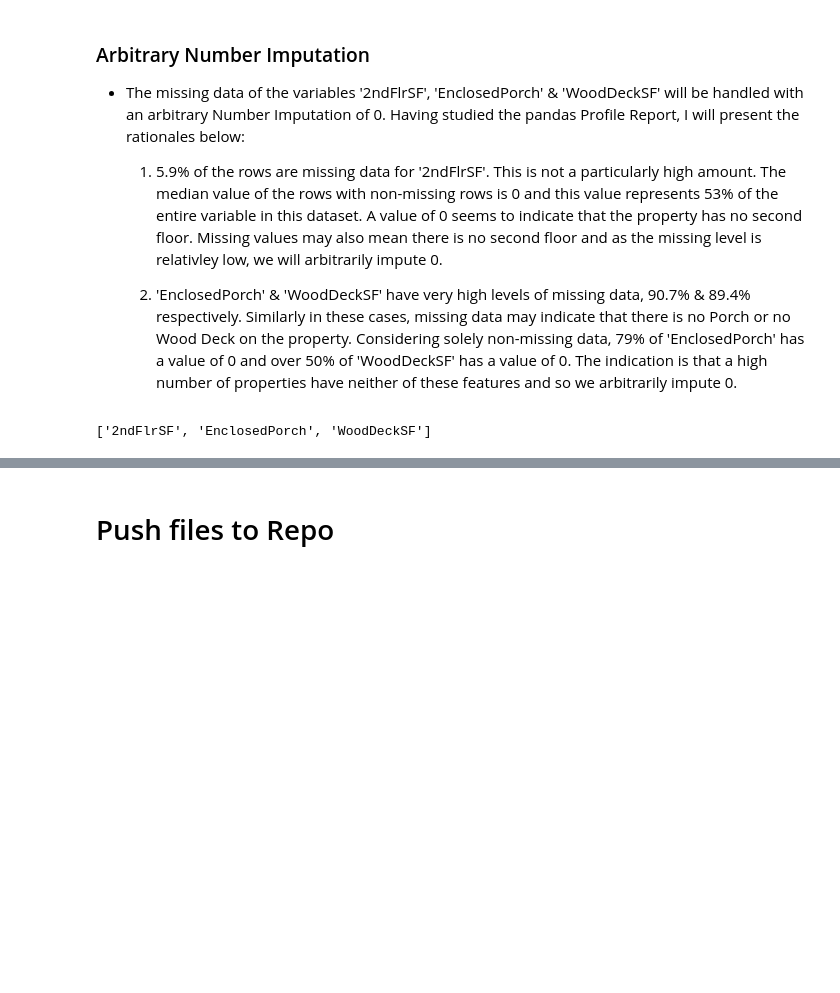
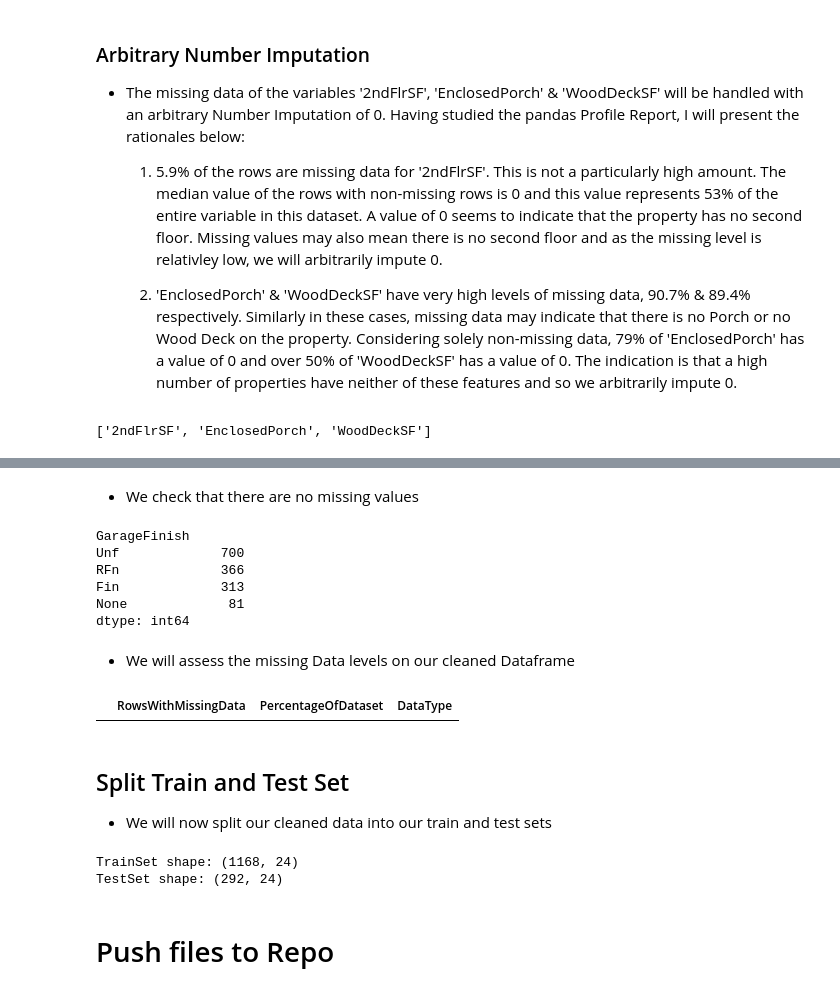
Before and after one commit to SamMartin92/milestone-project-heritage-housing-issues, a Jupyter notebook: jupyter_notebooks/3.DataCleaning.ipynb, the cells around one changed output, grey strips where cells are left out. Cells and saved outputs as stored; diff of their text form; code cells hidden in the pictures; blank space fills up the shorter version.

Commit message:
completes draft of DataCleaning

```diff
--- a/jupyter_notebooks/3.DataCleaning.ipynb
+++ b/jupyter_notebooks/3.DataCleaning.ipynb
@@ -162,0 +193,6 @@ df_cleaned = arbitrary_imputer.fit_transform(df_cleaned)
+# %%
+from feature_engine.imputation import MeanMedianImputer
+median_imputer = MeanMedianImputer(imputation_method='median',
+                                            variables=median_imputation_vars)
+df_cleaned = median_imputer.fit_transform(df_cleaned)
+df_cleaned.filter(median_imputation_vars).info()
@@ -162,0 +221,6 @@ df_cleaned = arbitrary_imputer.fit_transform(df_cleaned)
+# %%
+from feature_engine.imputation import CategoricalImputer
+categorical_imputer =CategoricalImputer(imputation_method='frequent',
+                                        variables=['BsmtFinType1'])
+df_cleaned = categorical_imputer.fit_transform(df_cleaned)
+df_cleaned.filter(['BsmtFinType1']).info()
@@ -162,0 +240,3 @@ df_cleaned = arbitrary_imputer.fit_transform(df_cleaned)
+# %%
+nan_GarageFinish_vals=df[df['GarageFinish'].isna()]
+nan_GarageFinish_index = list(nan_GarageFinish_vals.index.values)
@@ -162,0 +247,9 @@ df_cleaned = arbitrary_imputer.fit_transform(df_cleaned)
+# %%
+df_cleaned['GarageFinish'] = df_cleaned['GarageFinish'].fillna(0)
+
+for x in nan_GarageFinish_index:
+    garage_area_value = df.iloc[x,8]
+    if garage_area_value == 0:
+        df_cleaned.at[x,'GarageFinish'] = 'None'
+    else:
+        df_cleaned.at[x,'GarageFinish'] = 'Unf'
@@ -162,0 +270,17 @@ df_cleaned = arbitrary_imputer.fit_transform(df_cleaned)
+# %% [markdown]
+* We check that there are no missing values
+# %%
+df_cleaned.filter(['GarageFinish']).value_counts()
+# %% [output]
+GarageFinish
+Unf             700
+RFn             366
+Fin             313
+None             81
+dtype: int64
+# %% [markdown]
+* We will assess the missing Data levels on our cleaned Dataframe
+# %%
+EvaluateMissingData(df_cleaned)
+# %% [output]
+|  | RowsWithMissingData | PercentageOfDataset | DataType |
@@ -163,3 +289,19 @@ df_cleaned = arbitrary_imputer.fit_transform(df_cleaned)
+# %% [markdown]
+## Split Train and Test Set
+
+* We will now split our cleaned data into our train and test sets
+# %%
+from sklearn.model_selection import train_test_split
+TrainSet, TestSet, _, __ = train_test_split(
+                                        df_cleaned,
+                                        df_cleaned['SalePrice'],
+                                        test_size=0.2,
+                                        random_state=0)
+
+print(f"TrainSet shape: {TrainSet.shape} \nTestSet shape: {TestSet.shape}")
+# %% [output]
+TrainSet shape: (1168, 24)
+TestSet shape: (292, 24)
 # %% [markdown]
 # Push files to Repo
 # %% [markdown]
```
Also changed, not shown: parts of 20 cells of this notebook, 3 other files.
